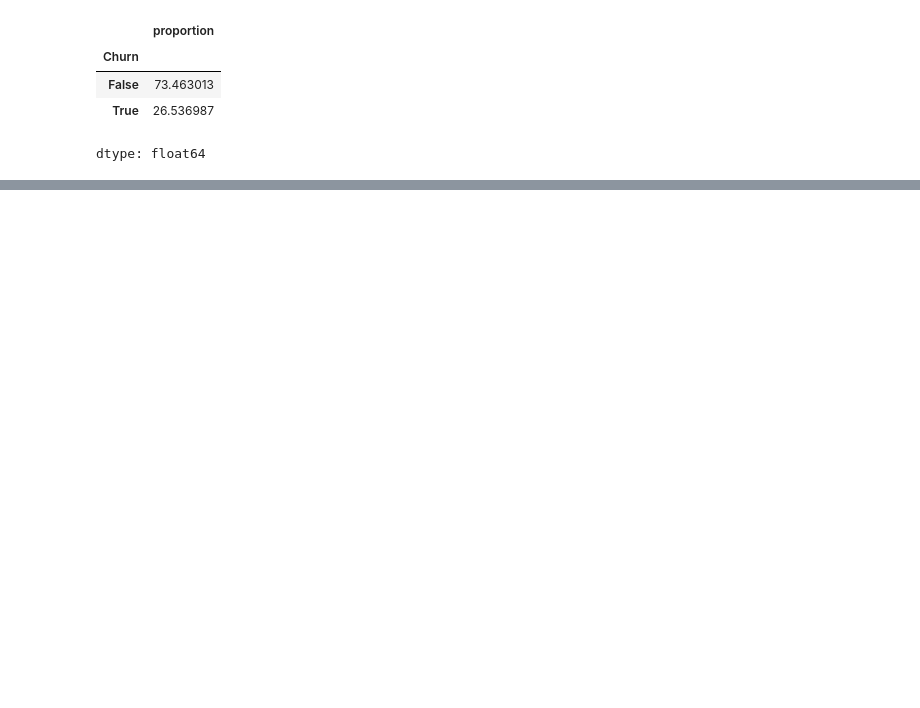
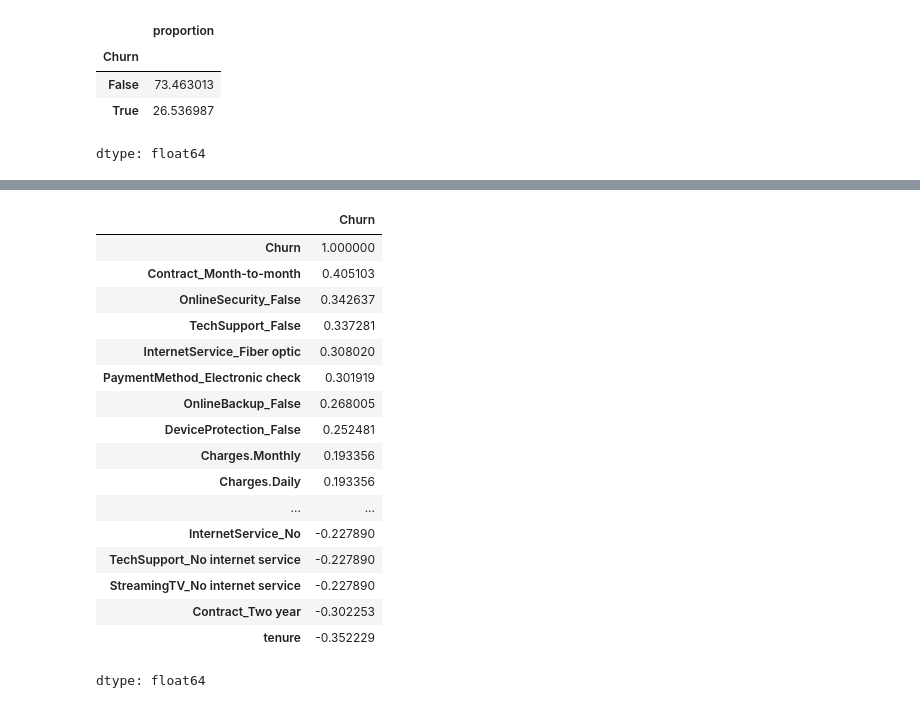
Before and after one commit to lukitasmois/TelecomX_LATAM_2, a Jupyter notebook: TelexomX_parte2_Latam.ipynb, the cells around one changed output, grey strips where cells are left out. Cells and saved outputs as stored; diff of their text form; code cells hidden in the pictures; blank space fills up the shorter version.

```diff
--- a/TelexomX_parte2_Latam.ipynb
+++ b/TelexomX_parte2_Latam.ipynb
@@ -106,0 +134,21 @@ dtype: float64
+# %%
+correlacion['Churn'].sort_values(ascending=False)
+# %% [output]
+|  | Churn |
+| Churn | 1.000000 |
+| Contract_Month-to-month | 0.405103 |
+| OnlineSecurity_False | 0.342637 |
+| TechSupport_False | 0.337281 |
+| InternetService_Fiber optic | 0.308020 |
+| PaymentMethod_Electronic check | 0.301919 |
+| OnlineBackup_False | 0.268005 |
+| DeviceProtection_False | 0.252481 |
+| Charges.Monthly | 0.193356 |
+| Charges.Daily | 0.193356 |
+| ... | ... |
+| InternetService_No | -0.227890 |
+| TechSupport_No internet service | -0.227890 |
+| StreamingTV_No internet service | -0.227890 |
+| Contract_Two year | -0.302253 |
+| tenure | -0.352229 |
+dtype: float64
```
Also changed, not shown: parts of 7 cells of this notebook.
